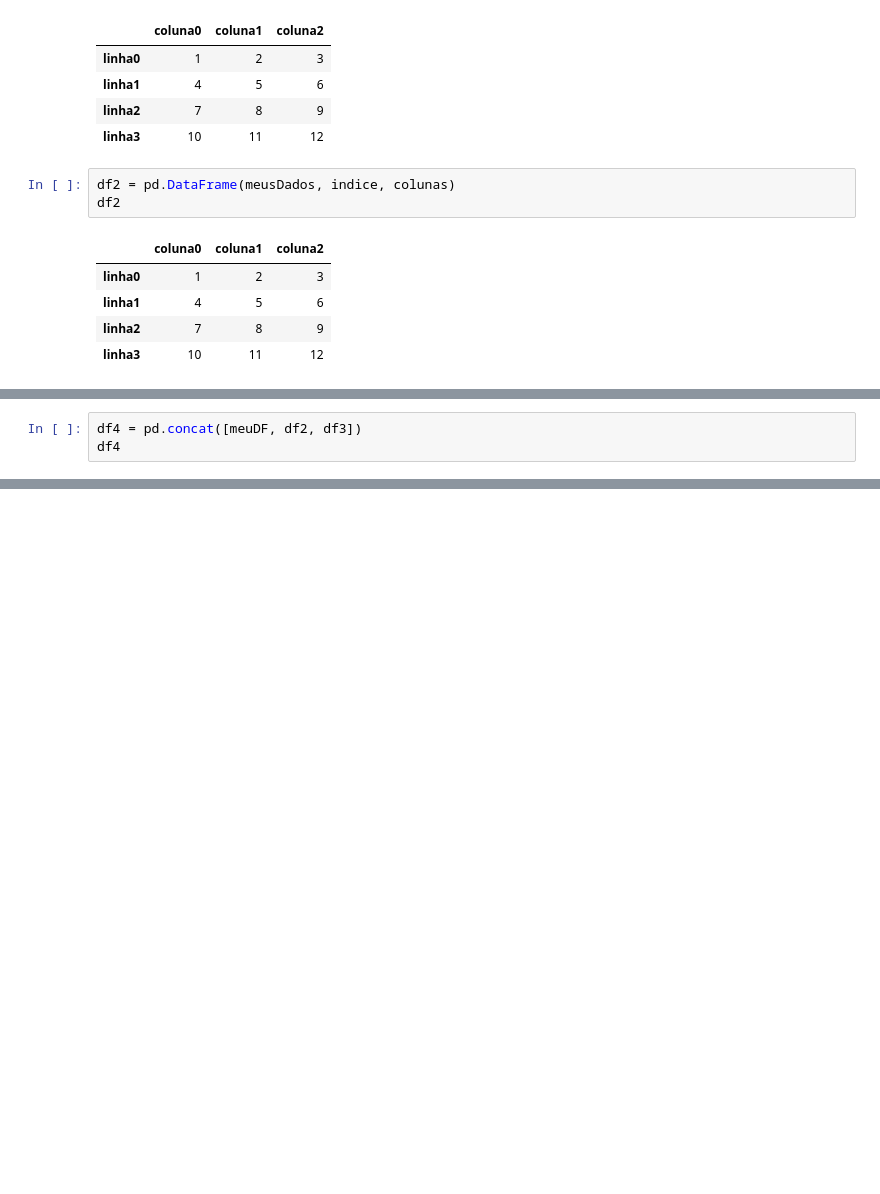
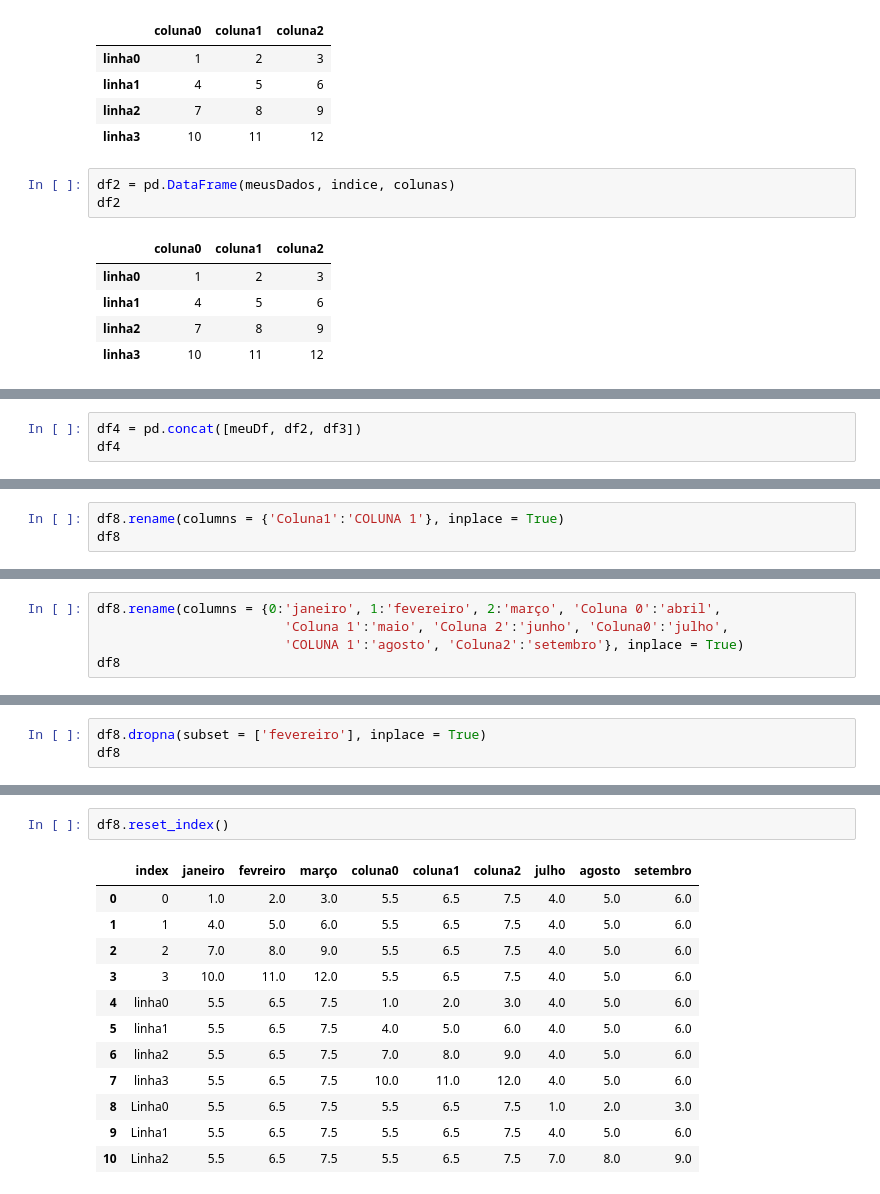
Before and after one commit to wildestmaii/DataScience, a Jupyter notebook: pandas/pandas02.ipynb, the cells around one changed output, grey strips where cells are left out. Drawn from its saved outputs; the diff is of its cells as text; blank space fills up the shorter version.

```diff
--- a/pandas/pandas02.ipynb
+++ b/pandas/pandas02.ipynb
@@ -67,4 +67,4 @@ df3
 # %%
-df4 = pd.concat([meuDF, df2, df3])
+df4 = pd.concat([meuDf, df2, df3])
 df4
 # %% [output]
@@ -103,0 +258,3 @@ df5.index.unique()
+# %%
+df8.rename(columns = {'Coluna1':'COLUNA 1'}, inplace = True)
+df8
@@ -103,0 +274,5 @@ df5.index.unique()
+# %%
+df8.rename(columns = {0:'janeiro', 1:'fevereiro', 2:'março', 'Coluna 0':'abril',
+                        'Coluna 1':'maio', 'Coluna 2':'junho', 'Coluna0':'julho',
+                        'COLUNA 1':'agosto', 'Coluna2':'setembro'}, inplace = True)
+df8
@@ -103,0 +292,3 @@ df5.index.unique()
+# %%
+df8.dropna(subset = ['fevereiro'], inplace = True)
+df8
@@ -103,0 +314,15 @@ df5.index.unique()
+# %%
+df8.reset_index()
+# %% [output]
+|  | index | janeiro | fevreiro | março | coluna0 | coluna1 | coluna2 | julho | agosto | setembro |
+| 0 | 0 | 1.0 | 2.0 | 3.0 | 5.5 | 6.5 | 7.5 | 4.0 | 5.0 | 6.0 |
+| 1 | 1 | 4.0 | 5.0 | 6.0 | 5.5 | 6.5 | 7.5 | 4.0 | 5.0 | 6.0 |
+| 2 | 2 | 7.0 | 8.0 | 9.0 | 5.5 | 6.5 | 7.5 | 4.0 | 5.0 | 6.0 |
+| 3 | 3 | 10.0 | 11.0 | 12.0 | 5.5 | 6.5 | 7.5 | 4.0 | 5.0 | 6.0 |
+| 4 | linha0 | 5.5 | 6.5 | 7.5 | 1.0 | 2.0 | 3.0 | 4.0 | 5.0 | 6.0 |
+| 5 | linha1 | 5.5 | 6.5 | 7.5 | 4.0 | 5.0 | 6.0 | 4.0 | 5.0 | 6.0 |
+| 6 | linha2 | 5.5 | 6.5 | 7.5 | 7.0 | 8.0 | 9.0 | 4.0 | 5.0 | 6.0 |
+| 7 | linha3 | 5.5 | 6.5 | 7.5 | 10.0 | 11.0 | 12.0 | 4.0 | 5.0 | 6.0 |
+| 8 | Linha0 | 5.5 | 6.5 | 7.5 | 5.5 | 6.5 | 7.5 | 1.0 | 2.0 | 3.0 |
+| 9 | Linha1 | 5.5 | 6.5 | 7.5 | 5.5 | 6.5 | 7.5 | 4.0 | 5.0 | 6.0 |
+| 10 | Linha2 | 5.5 | 6.5 | 7.5 | 5.5 | 6.5 | 7.5 | 7.0 | 8.0 | 9.0 |
```
Also changed, not shown: parts of 32 cells of this notebook.
